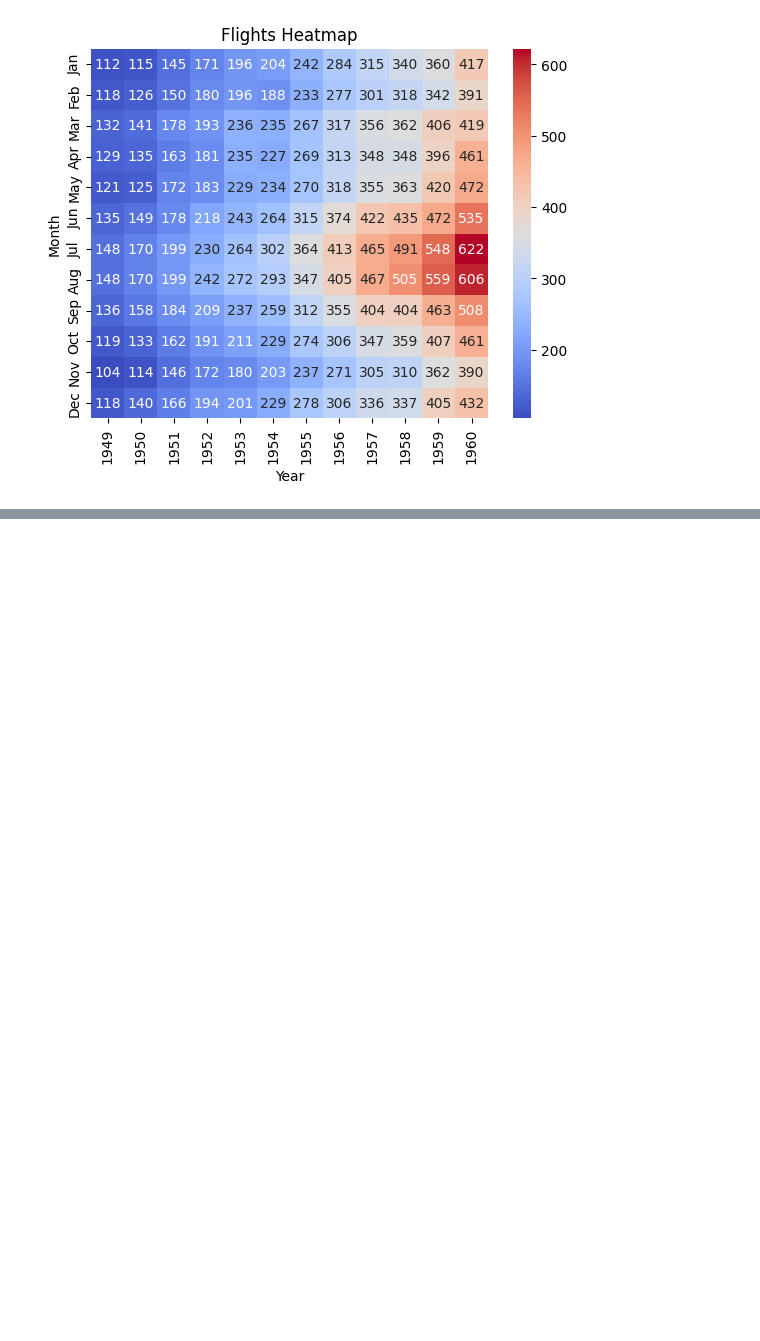
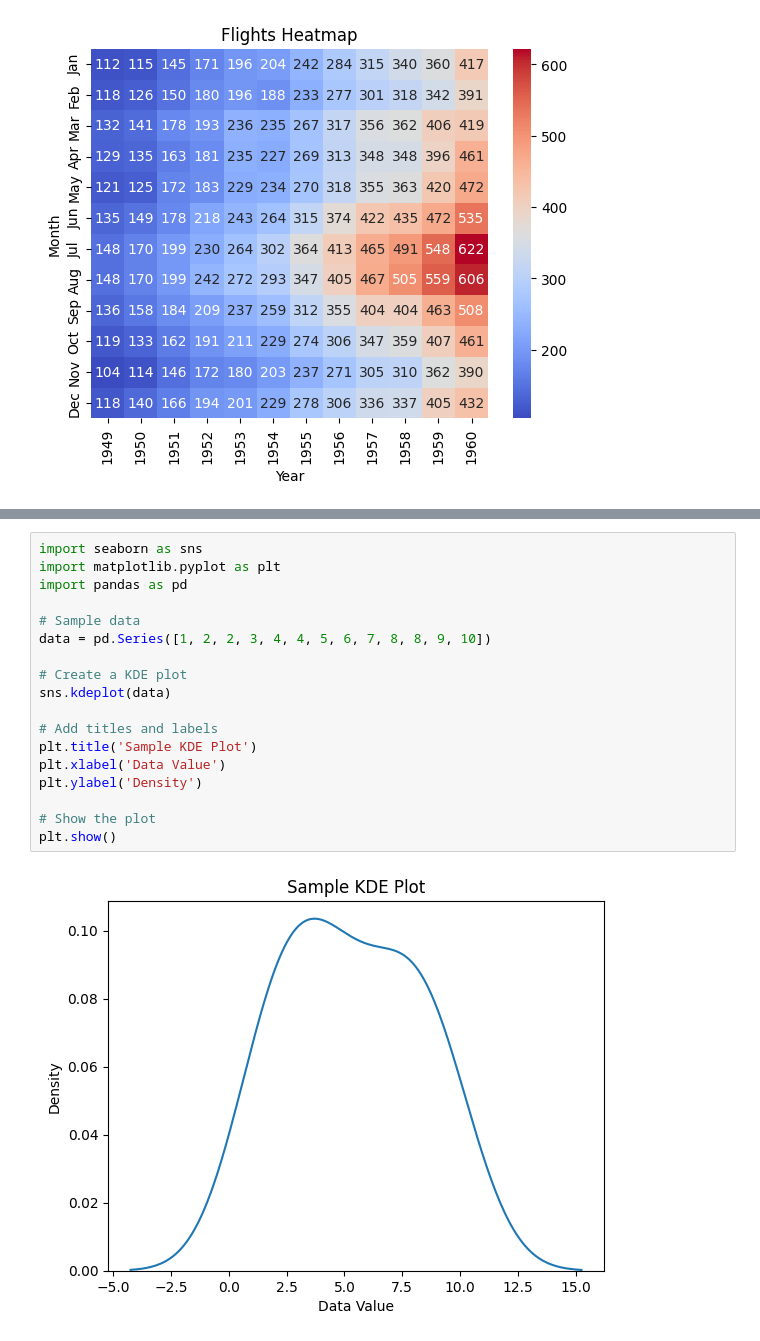
Before and after one commit to Shrungadithyaan/PW-DataScience_Assignment, a Jupyter notebook: Week8/Assignment20.ipynb, the cells around one changed output, grey strips where cells are left out. Cells and saved outputs as stored; diff of their text form; blank space fills up the shorter version.

```diff
--- a/Week8/Assignment20.ipynb
+++ b/Week8/Assignment20.ipynb
@@ -141,0 +165,20 @@ plt.show()
+# %%
+import seaborn as sns
+import matplotlib.pyplot as plt
+import pandas as pd
+
+# Sample data
+data = pd.Series([1, 2, 2, 3, 4, 4, 5, 6, 7, 8, 8, 9, 10])
+
+# Create a KDE plot
+sns.kdeplot(data)
+
+# Add titles and labels
+plt.title('Sample KDE Plot')
+plt.xlabel('Data Value')
+plt.ylabel('Density')
+
+# Show the plot
+plt.show()
+# %% [output]
+[figure, added]
```
Also changed, not shown: parts of 1 cell of this notebook, 2 other files.
